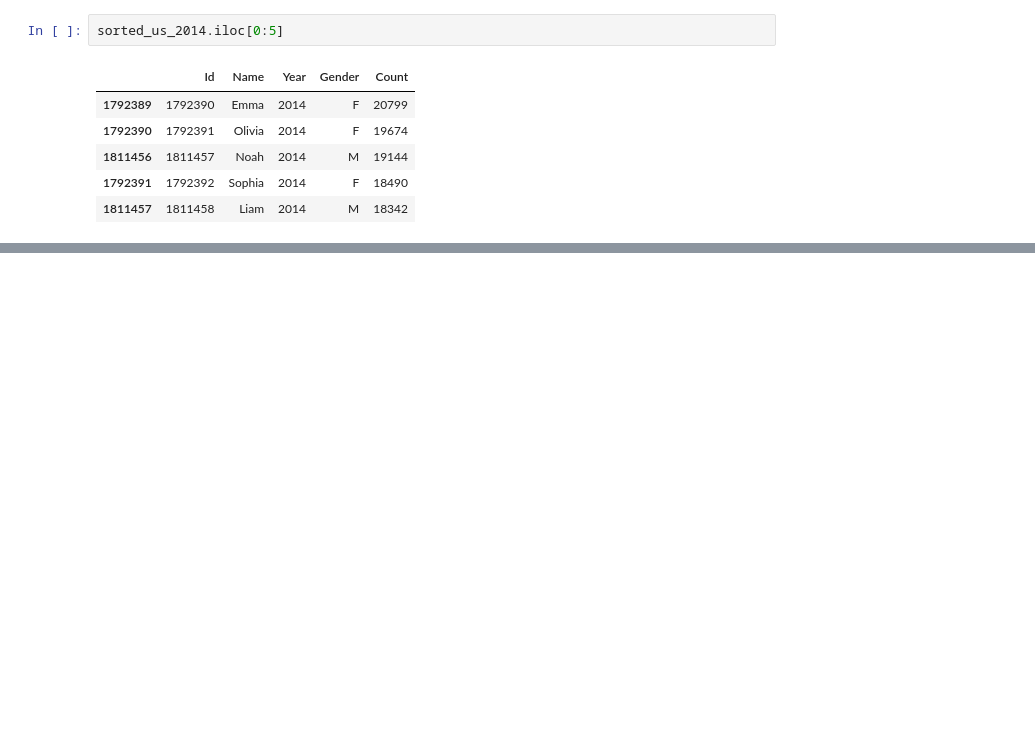
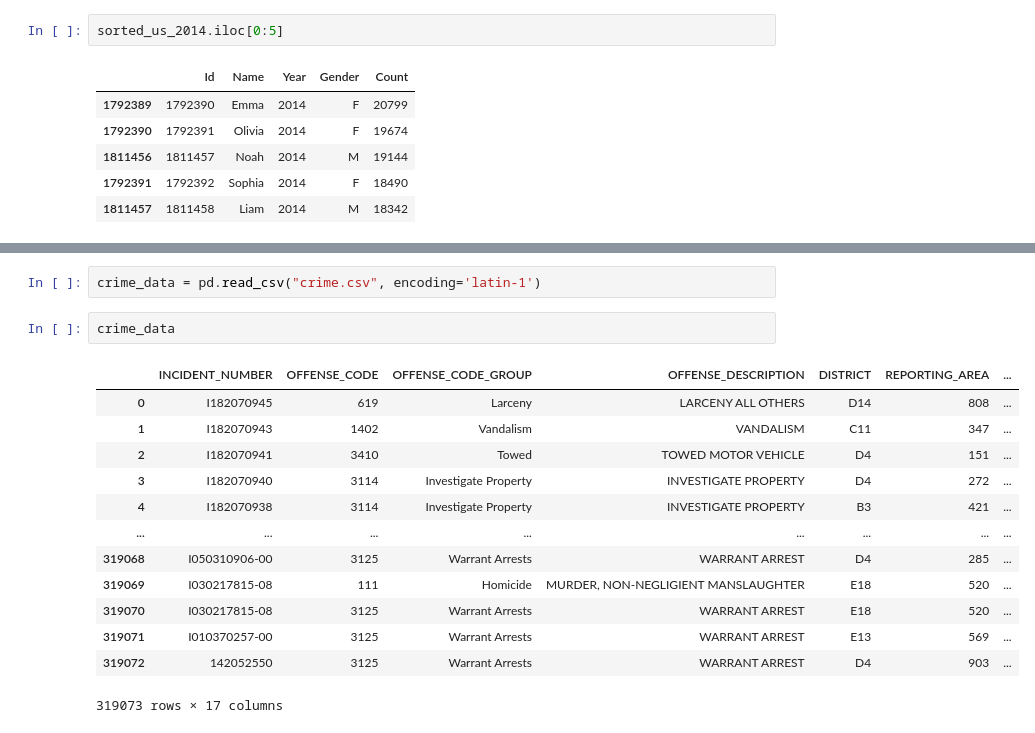
Before and after one commit to dayyaanjattiem/Data-Analysis-Course, a Jupyter notebook: Data_Analyst_Course.ipynb, the cells around one changed output, grey strips where cells are left out. Drawn from its saved outputs; the diff is of its cells as text; blank space fills up the shorter version.

```diff
--- a/Data_Analyst_Course.ipynb
+++ b/Data_Analyst_Course.ipynb
@@ -134,0 +150,18 @@ sorted_us_2014.iloc[0:5]
+# %%
+crime_data = pd.read_csv("crime.csv", encoding='latin-1')
+# %%
+crime_data
+# %% [output]
+|  | INCIDENT_NUMBER | OFFENSE_CODE | OFFENSE_CODE_GROUP | OFFENSE_DESCRIPTION | DISTRICT | REPORTING_AREA | ... |
+| 0 | I182070945 | 619 | Larceny | LARCENY ALL OTHERS | D14 | 808 | ... |
+| 1 | I182070943 | 1402 | Vandalism | VANDALISM | C11 | 347 | ... |
+| 2 | I182070941 | 3410 | Towed | TOWED MOTOR VEHICLE | D4 | 151 | ... |
+| 3 | I182070940 | 3114 | Investigate Property | INVESTIGATE PROPERTY | D4 | 272 | ... |
+| 4 | I182070938 | 3114 | Investigate Property | INVESTIGATE PROPERTY | B3 | 421 | ... |
+| ... | ... | ... | ... | ... | ... | ... | ... |
+| 319068 | I050310906-00 | 3125 | Warrant Arrests | WARRANT ARREST | D4 | 285 | ... |
+| 319069 | I030217815-08 | 111 | Homicide | MURDER, NON-NEGLIGIENT MANSLAUGHTER | E18 | 520 | ... |
+| 319070 | I030217815-08 | 3125 | Warrant Arrests | WARRANT ARREST | E18 | 520 | ... |
+| 319071 | I010370257-00 | 3125 | Warrant Arrests | WARRANT ARREST | E13 | 569 | ... |
+| 319072 | 142052550 | 3125 | Warrant Arrests | WARRANT ARREST | D4 | 903 | ... |
+319073 rows × 17 columns
```
Also changed, not shown: parts of 2 cells of this notebook.
